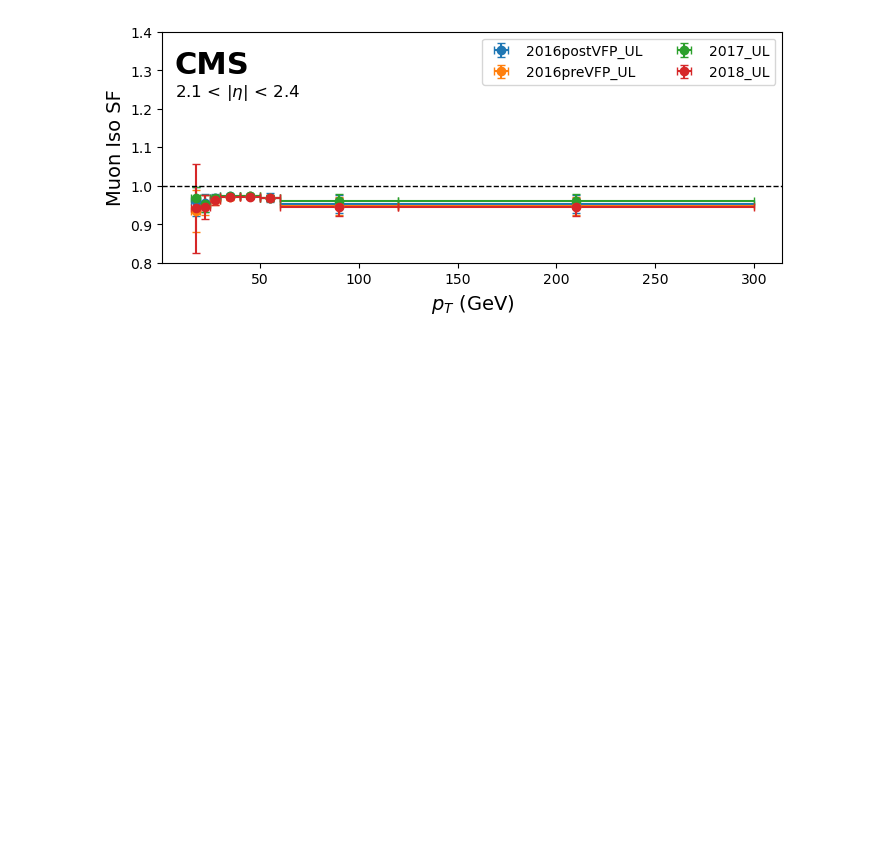
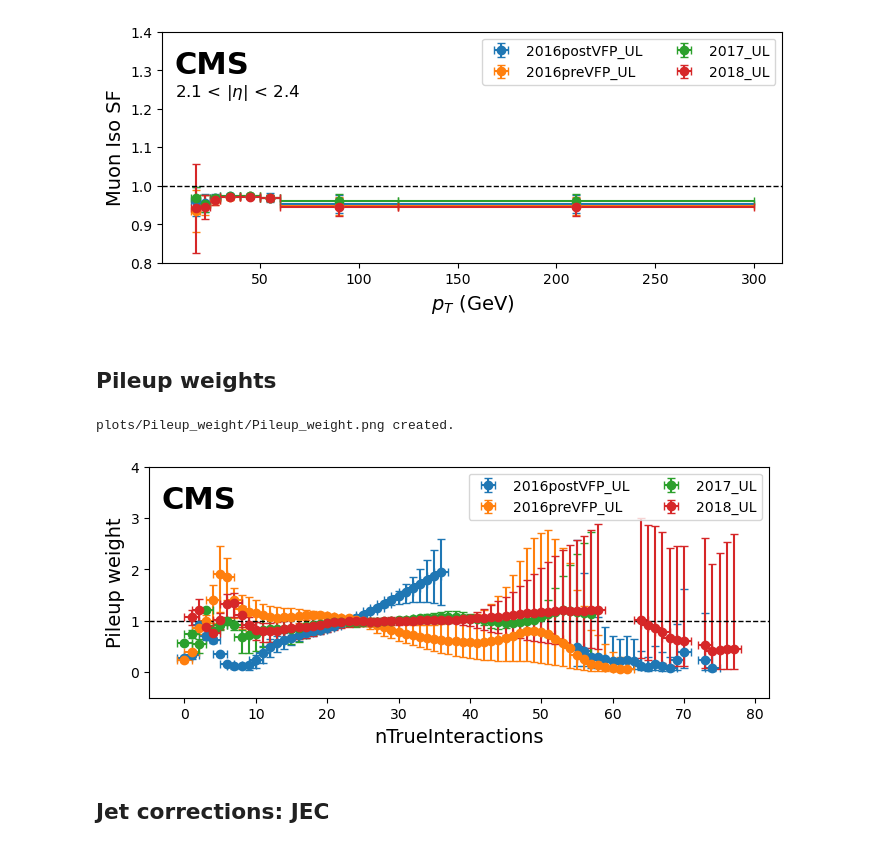
Before and after one commit to phazarik/VLLSearch, a Jupyter notebook: Corrections/plotCorrectionFactors.ipynb, the cells around one changed output. Saved outputs shown, nothing was run; the diff lists cells and outputs as text; code cells hidden in the pictures; blank space fills up the shorter version.

```diff
--- a/Corrections/plotCorrectionFactors.ipynb
+++ b/Corrections/plotCorrectionFactors.ipynb
@@ -34,9 +35,13 @@ print('Functions loaded.')
 # %% [output]
 Functions loaded.
 # %%
-df_ele_id  = load_df('SFfromPOG/electron_id_sf.txt')
+df_ele_id   = load_df('SFfromPOG/electron_id_sf.txt')
 df_muon_id  = load_df('SFfromPOG/muon_id_sf.txt')
 df_muon_iso = load_df('SFfromPOG/muon_iso_sf.txt')
+df_pileup   = load_df('SFfromPOG/pileup_wt.txt')
+df_jec      = load_df('SFfromPOG/jet_jec_sf.txt')
+df_jer      = load_df('SFfromPOG/jet_jer_sf.txt')
+df_sigmajer = load_df('SFfromPOG/jet_ptres_sf.txt')
 display(df_ele_id)
 print('Dataframes loaded.')
 # %% [output]
@@ -150,3 +157,5 @@ plots/Muon_Iso_SF/Muon_Iso_SF1.2_2.1.png created.
 [figure]
 plots/Muon_Iso_SF/Muon_Iso_SF2.1_2.4.png created.
 [figure]
+# %% [markdown]
+## Pileup weights
@@ -152,0 +216,7 @@ plots/Muon_Iso_SF/Muon_Iso_SF2.1_2.4.png created.
+# %%
+plot_pileup_wt(df_pileup, "Pileup weight")
+# %% [output]
+plots/Pileup_weight/Pileup_weight.png created.
+[figure, added]
+# %% [markdown]
+## Jet corrections: JEC
```
Also changed, not shown: parts of 11 cells of this notebook.
